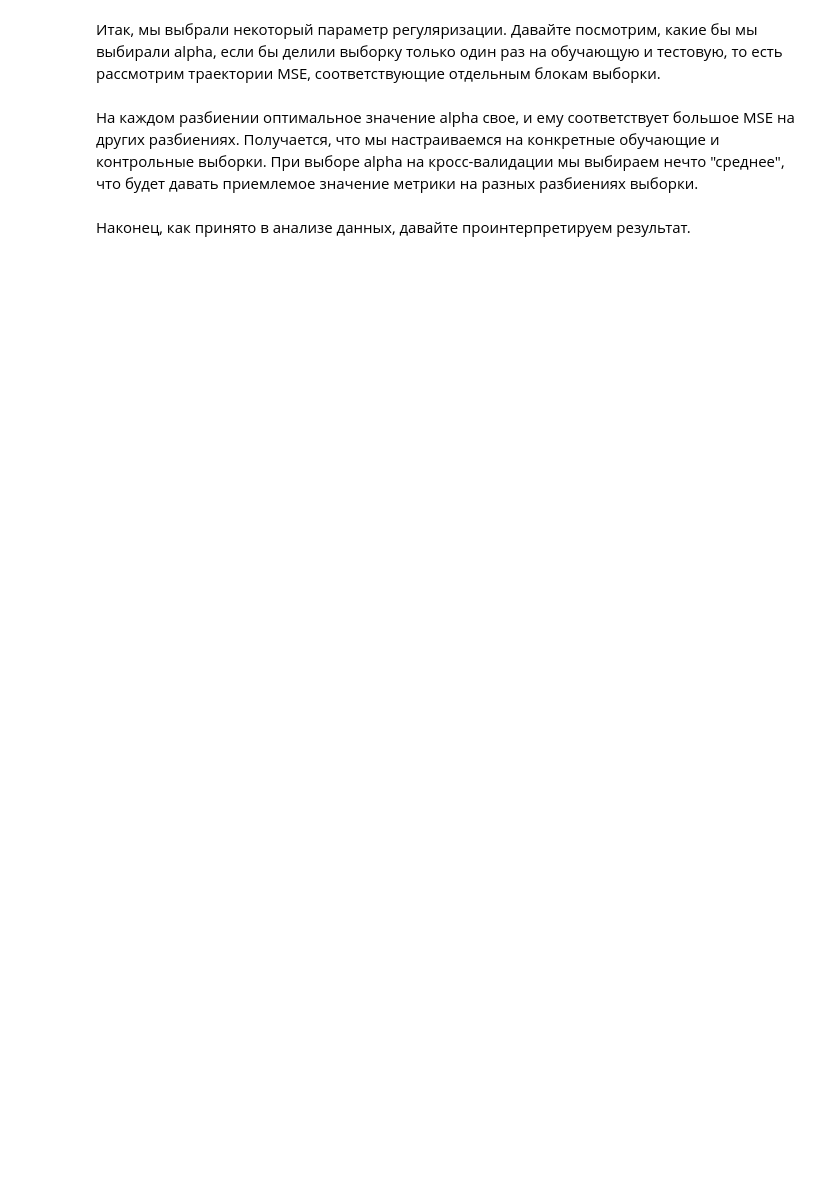
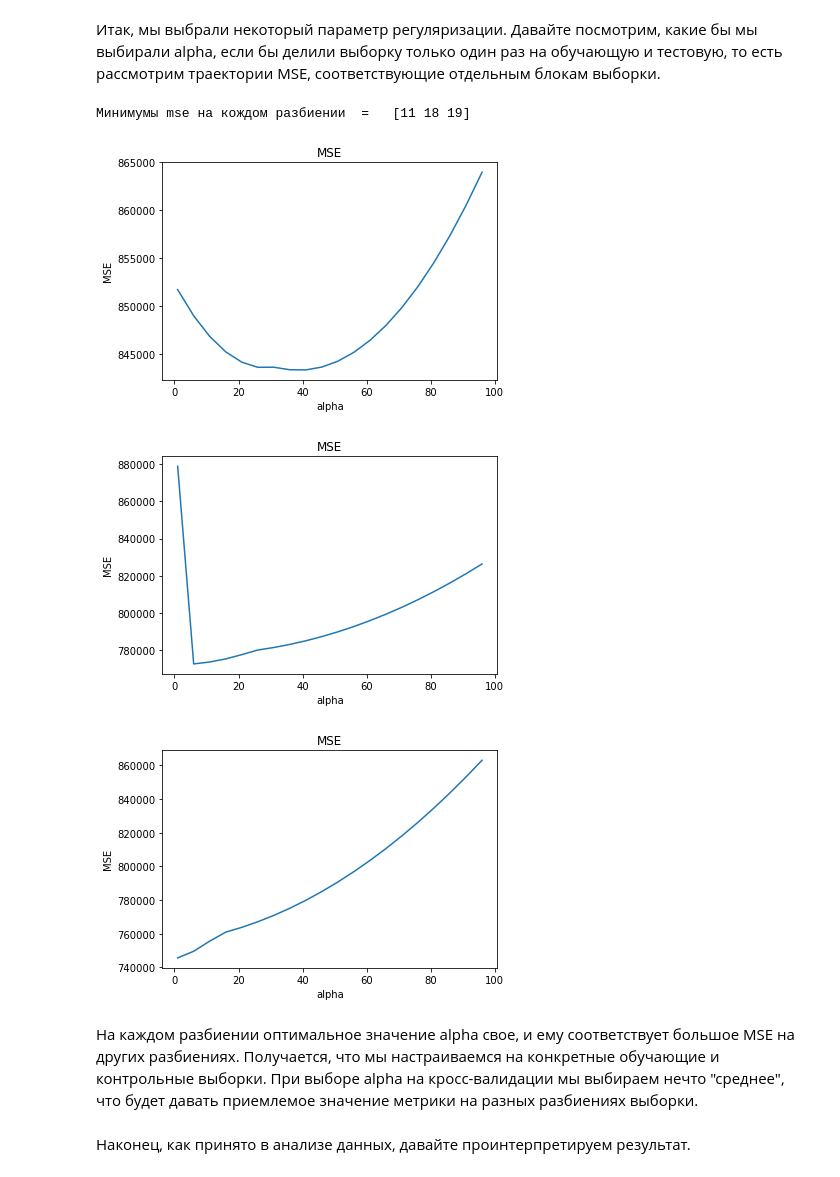
Before and after one commit to MaximMalakhov/coursera, a Jupyter notebook: Learning on marked data/Week 2/OverfittingTask.ipynb, the cells around one changed output. Drawn from its saved outputs; the diff is of its cells as text; code cells hidden in the pictures; blank space fills up the shorter version.

```diff
--- a/Learning on marked data/Week 2/OverfittingTask.ipynb
+++ b/Learning on marked data/Week 2/OverfittingTask.ipynb
@@ -197,7 +315,25 @@ alphas = np.arange(1, 100, 5)
 # %%
 # Код 3.3 (1 балл)
 # Выведите значения alpha, соответствующие минимумам MSE на каждом разбиении (то есть по столбцам).
 # На трех отдельных графиках визуализируйте столбцы .mse_path_
+min_mse = lass_cv.mse_path_.argmin(axis = 0)
+print 'Минимумы mse на кождом разбиении  =  ', min_mse
+
+def plt_mse(min_mse):
+    plt.figure()
+    plt.plot(lass_cv.alphas_, min_mse)
+    plt.title("MSE")
+    plt.xlabel("alpha")
+    plt.ylabel("MSE")
+
+mse_arr = lass_cv.mse_path_.T
+for i in range(len(mse_arr)):
+    plt_mse(mse_arr[i])
+# %% [output]
+Минимумы mse на кождом разбиении  =   [11 18 19]
+[figure, added]
+[figure, added]
+[figure, added]
 # %% [markdown]
 На каждом разбиении оптимальное значение alpha свое, и ему соответствует большое MSE на других разбиениях. Получается, что мы настраиваемся на конкретные обучающие и контрольные выборки. При выборе alpha на кросс-валидации мы выбираем нечто "среднее", что будет давать приемлемое значение метрики на разных разбиениях выборки.
 # %% [markdown]
```
Also changed, not shown: parts of 12 cells of this notebook, 4 other files.
